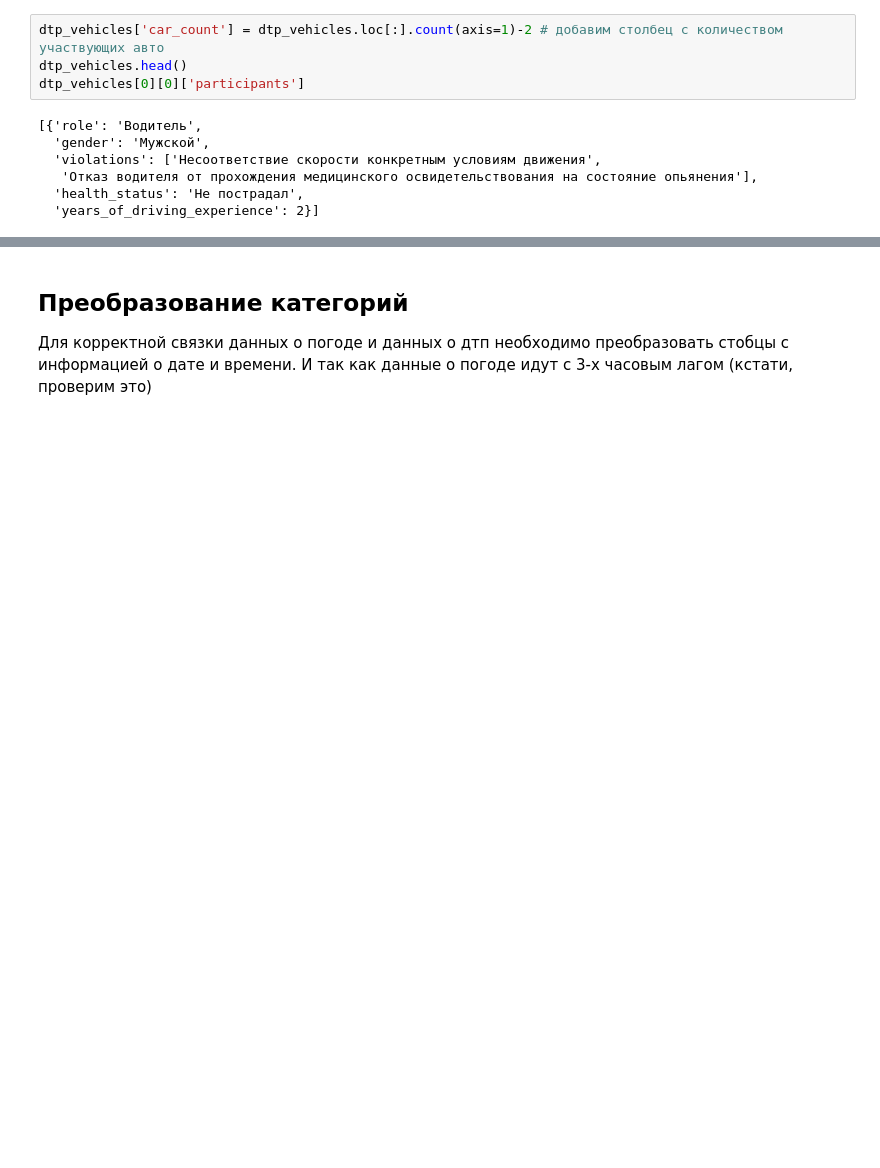
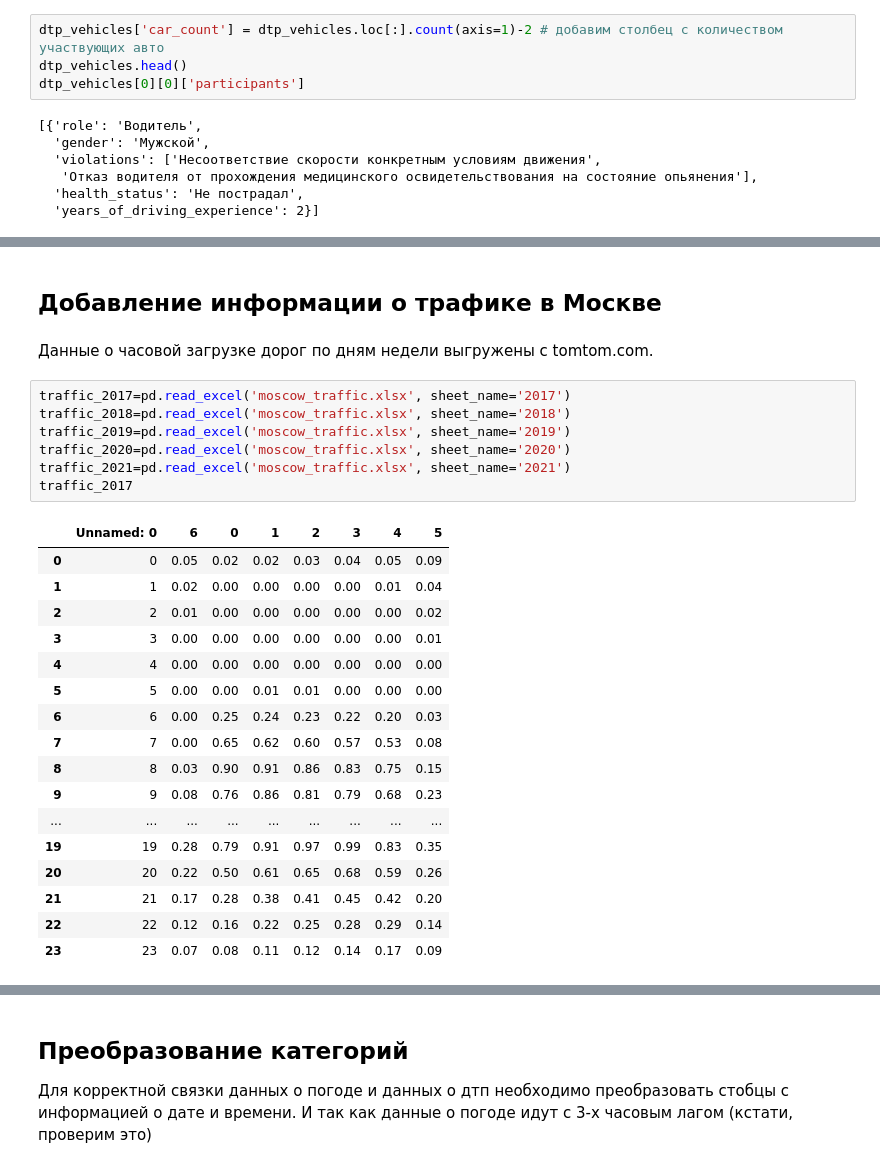
Before and after one commit to astigo/Analysis_car_accident_and_weather_in_Moscow_2015-2021, a Jupyter notebook: Weather-Accident.ipynb, the cells around one changed output, grey strips where cells are left out. Saved outputs shown, nothing was run; the diff lists cells and outputs as text; blank space fills up the shorter version.

Commit message:
Add files via upload
Предварительно закончил подготовку данных. К данным о ДТП добавил данные о погоде и о дорожном траффике на момент ДТП

```diff
--- a/Weather-Accident.ipynb
+++ b/Weather-Accident.ipynb
@@ -152,3 +152,32 @@ dtp_part.head()
 | 2 | {'role': 'Пешеход', 'gender': 'Му... | None | None | None | None | None | None | None | None | None | None | ... |
 | 3 | None | None | None | None | None | None | None | None | None | None | None | ... |
 | 4 | {'role': 'Водитель', 'gender': No... | None | None | None | None | None | None | None | None | None | None | ... |
+# %% [markdown]
+## Добавление информации о трафике в Москве
+# %% [markdown]
+Данные о часовой загрузке дорог по дням недели выгружены с tomtom.com.
+# %%
+traffic_2017=pd.read_excel('moscow_traffic.xlsx', sheet_name='2017')
+traffic_2018=pd.read_excel('moscow_traffic.xlsx', sheet_name='2018')
+traffic_2019=pd.read_excel('moscow_traffic.xlsx', sheet_name='2019')
+traffic_2020=pd.read_excel('moscow_traffic.xlsx', sheet_name='2020')
+traffic_2021=pd.read_excel('moscow_traffic.xlsx', sheet_name='2021')
+traffic_2017
+# %% [output]
+|  | Unnamed: 0 | 6 | 0 | 1 | 2 | 3 | 4 | 5 |
+| 0 | 0 | 0.05 | 0.02 | 0.02 | 0.03 | 0.04 | 0.05 | 0.09 |
+| 1 | 1 | 0.02 | 0.00 | 0.00 | 0.00 | 0.00 | 0.01 | 0.04 |
+| 2 | 2 | 0.01 | 0.00 | 0.00 | 0.00 | 0.00 | 0.00 | 0.02 |
+| 3 | 3 | 0.00 | 0.00 | 0.00 | 0.00 | 0.00 | 0.00 | 0.01 |
+| 4 | 4 | 0.00 | 0.00 | 0.00 | 0.00 | 0.00 | 0.00 | 0.00 |
+| 5 | 5 | 0.00 | 0.00 | 0.01 | 0.01 | 0.00 | 0.00 | 0.00 |
+| 6 | 6 | 0.00 | 0.25 | 0.24 | 0.23 | 0.22 | 0.20 | 0.03 |
+| 7 | 7 | 0.00 | 0.65 | 0.62 | 0.60 | 0.57 | 0.53 | 0.08 |
+| 8 | 8 | 0.03 | 0.90 | 0.91 | 0.86 | 0.83 | 0.75 | 0.15 |
+| 9 | 9 | 0.08 | 0.76 | 0.86 | 0.81 | 0.79 | 0.68 | 0.23 |
+| ... | ... | ... | ... | ... | ... | ... | ... | ... |
+| 19 | 19 | 0.28 | 0.79 | 0.91 | 0.97 | 0.99 | 0.83 | 0.35 |
+| 20 | 20 | 0.22 | 0.50 | 0.61 | 0.65 | 0.68 | 0.59 | 0.26 |
+| 21 | 21 | 0.17 | 0.28 | 0.38 | 0.41 | 0.45 | 0.42 | 0.20 |
+| 22 | 22 | 0.12 | 0.16 | 0.22 | 0.25 | 0.28 | 0.29 | 0.14 |
+| 23 | 23 | 0.07 | 0.08 | 0.11 | 0.12 | 0.14 | 0.17 | 0.09 |
```
Also changed, not shown: parts of 4 cells of this notebook.
